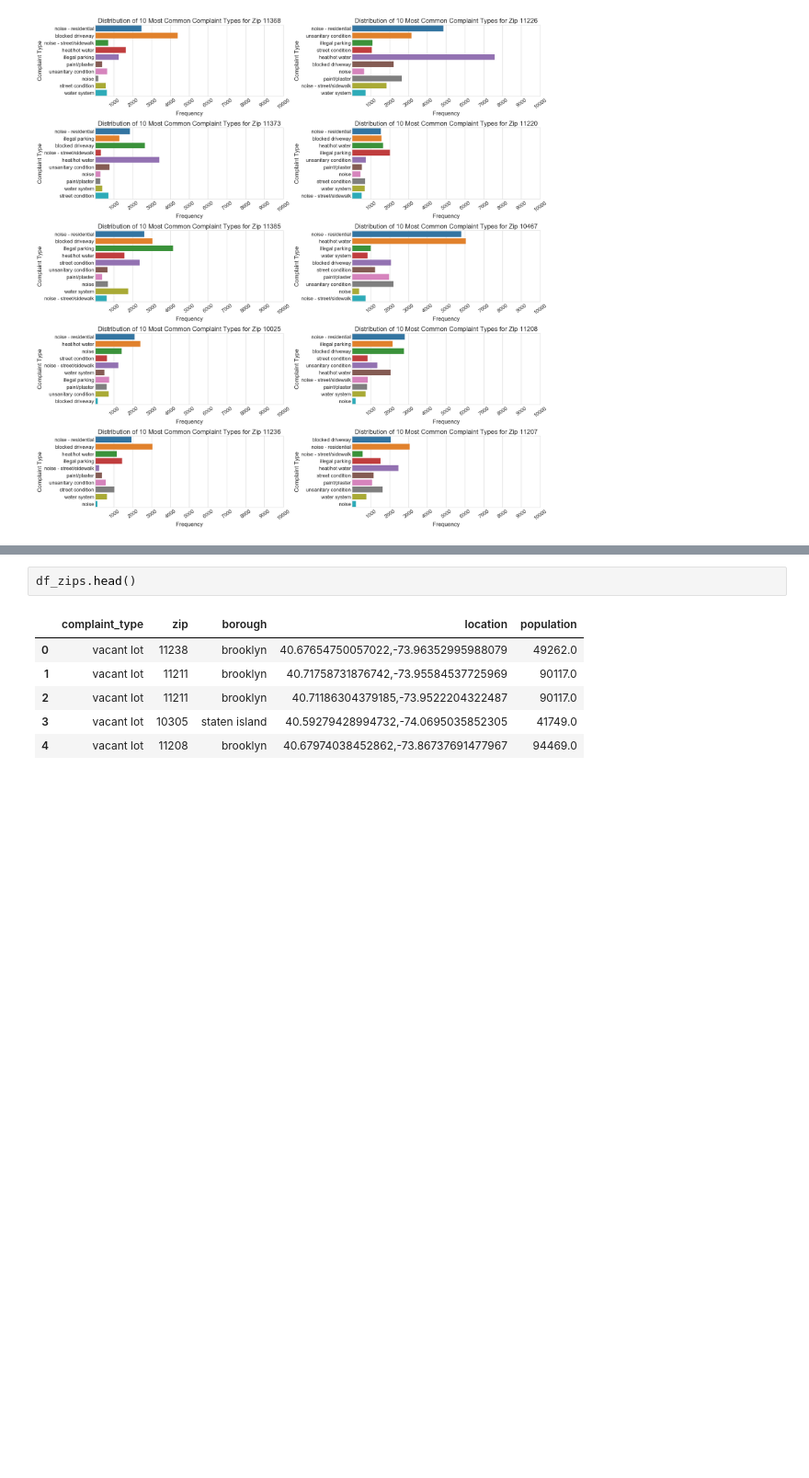
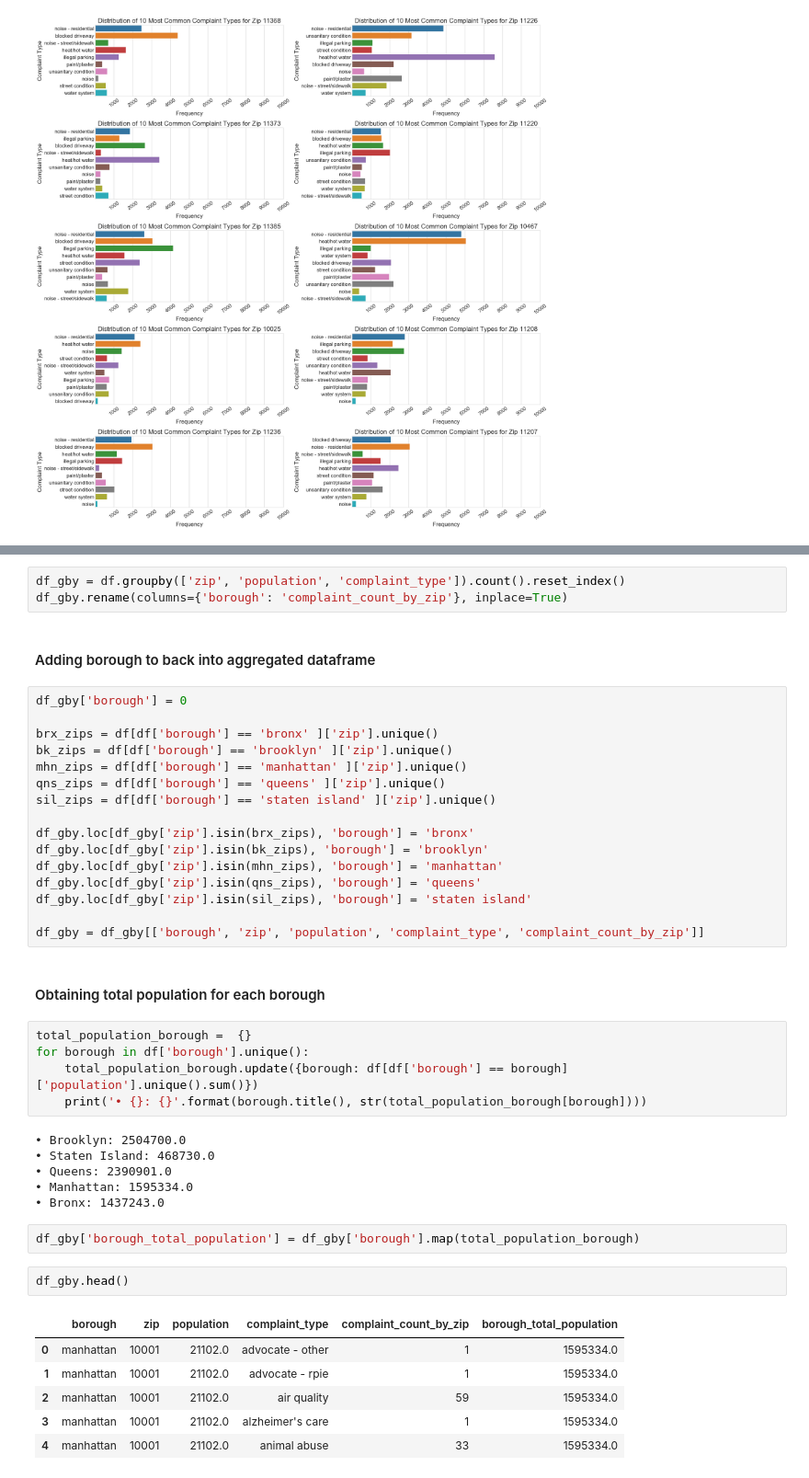
Before and after one commit to SeanTurner026/dbrs-coding-test, a Jupyter notebook: Analysis.ipynb, the cells around one changed output, grey strips where cells are left out. Shown at 92% size. Saved outputs shown, nothing was run; the diff lists cells and outputs as text; blank space fills up the shorter version.

```diff
--- a/Analysis.ipynb
+++ b/Analysis.ipynb
@@ -399,9 +364,45 @@ array(['brooklyn', 'staten island', 'queens', 'manhattan', 'bronx'],
+# %%
+df_gby = df.groupby(['zip', 'population', 'complaint_type']).count().reset_index()
+df_gby.rename(columns={'borough': 'complaint_count_by_zip'}, inplace=True)
+# %% [markdown]
+#### Adding borough to back into aggregated dataframe
+# %%
+df_gby['borough'] = 0
+
+brx_zips = df[df['borough'] == 'bronx' ]['zip'].unique()
+bk_zips = df[df['borough'] == 'brooklyn' ]['zip'].unique()
+mhn_zips = df[df['borough'] == 'manhattan' ]['zip'].unique()
+qns_zips = df[df['borough'] == 'queens' ]['zip'].unique()
+sil_zips = df[df['borough'] == 'staten island' ]['zip'].unique()
+
+df_gby.loc[df_gby['zip'].isin(brx_zips), 'borough'] = 'bronx'
+df_gby.loc[df_gby['zip'].isin(bk_zips), 'borough'] = 'brooklyn'
+df_gby.loc[df_gby['zip'].isin(mhn_zips), 'borough'] = 'manhattan'
+df_gby.loc[df_gby['zip'].isin(qns_zips), 'borough'] = 'queens'
+df_gby.loc[df_gby['zip'].isin(sil_zips), 'borough'] = 'staten island'
+
+df_gby = df_gby[['borough', 'zip', 'population', 'complaint_type', 'complaint_count_by_zip']]
+# %% [markdown]
+#### Obtaining total population for each borough
+# %%
+total_population_borough =  {}
+for borough in df['borough'].unique():
+    total_population_borough.update({borough: df[df['borough'] == borough]['population'].unique().sum()})
+    print('• {}: {}'.format(borough.title(), str(total_population_borough[borough])))
+# %% [output]
+• Brooklyn: 2504700.0
+• Staten Island: 468730.0
+• Queens: 2390901.0
+• Manhattan: 1595334.0
+• Bronx: 1437243.0
+# %%
+df_gby['borough_total_population'] = df_gby['borough'].map(total_population_borough)
 # %%
-df_zips.head()
+df_gby.head()
 # %% [output]
-|  | complaint_type | zip | borough | location | population |
-| 0 | vacant lot | 11238 | brooklyn | 40.67654750057022,-73.96352995988079 | 49262.0 |
-| 1 | vacant lot | 11211 | brooklyn | 40.71758731876742,-73.95584537725969 | 90117.0 |
-| 2 | vacant lot | 11211 | brooklyn | 40.71186304379185,-73.9522204322487 | 90117.0 |
-| 3 | vacant lot | 10305 | staten island | 40.59279428994732,-74.0695035852305 | 41749.0 |
-| 4 | vacant lot | 11208 | brooklyn | 40.67974038452862,-73.86737691477967 | 94469.0 |
+|  | borough | zip | population | complaint_type | complaint_count_by_zip | borough_total_population |
+| 0 | manhattan | 10001 | 21102.0 | advocate - other | 1 | 1595334.0 |
+| 1 | manhattan | 10001 | 21102.0 | advocate - rpie | 1 | 1595334.0 |
+| 2 | manhattan | 10001 | 21102.0 | air quality | 59 | 1595334.0 |
+| 3 | manhattan | 10001 | 21102.0 | alzheimer's care | 1 | 1595334.0 |
+| 4 | manhattan | 10001 | 21102.0 | animal abuse | 33 | 1595334.0 |
```
Also changed, not shown: parts of 62 cells of this notebook.
